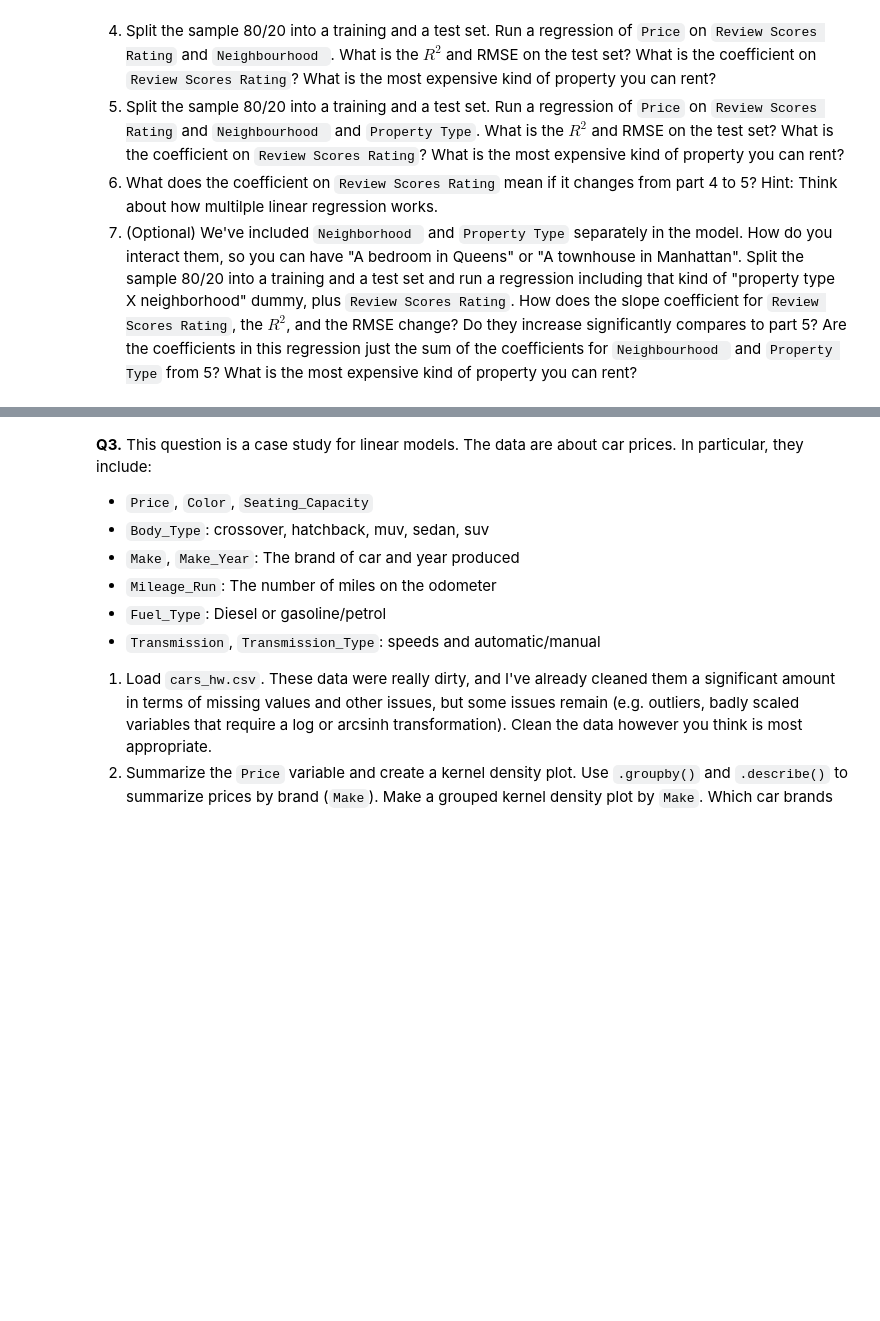
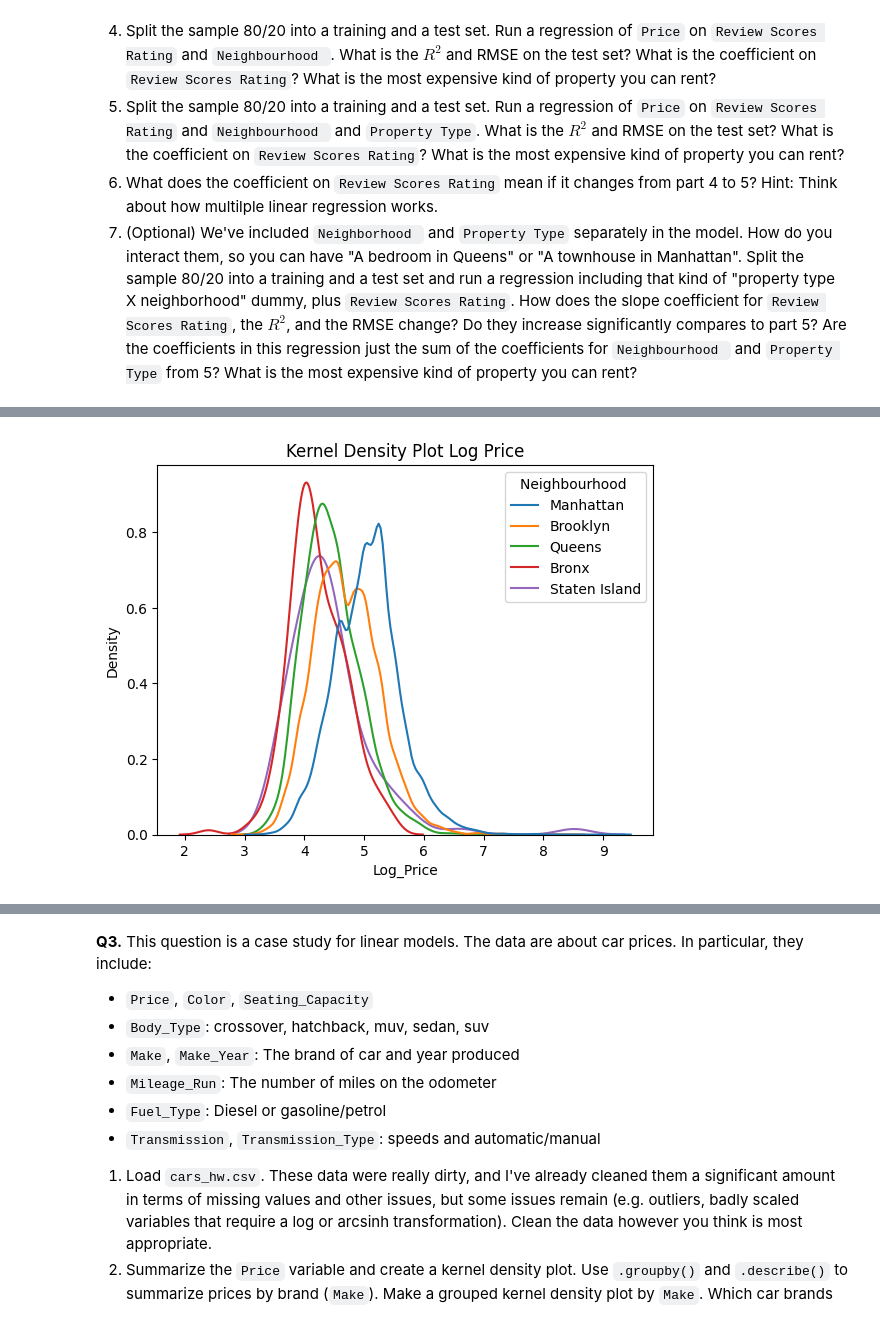
Before and after one commit to kpunsalan8/linearModels-KP, a Jupyter notebook: assignment/assignment.ipynb, the cells around one changed output, grey strips where cells are left out. Cells and saved outputs as stored; diff of their text form; code cells hidden in the pictures; blank space fills up the shorter version.

```diff
--- a/assignment/assignment.ipynb
+++ b/assignment/assignment.ipynb
@@ -44,0 +100,7 @@
+# %%
+df["Log_Price"] = np.log1p(df["Price"])
+sns.kdeplot(data=df, x="Log_Price", hue='Neighbourhood ', common_norm=False)
+plt.title("Kernel Density Plot Log Price")
+plt.show()
+# %% [output]
+[figure, added]
```
Also changed, not shown: parts of 19 cells of this notebook.
